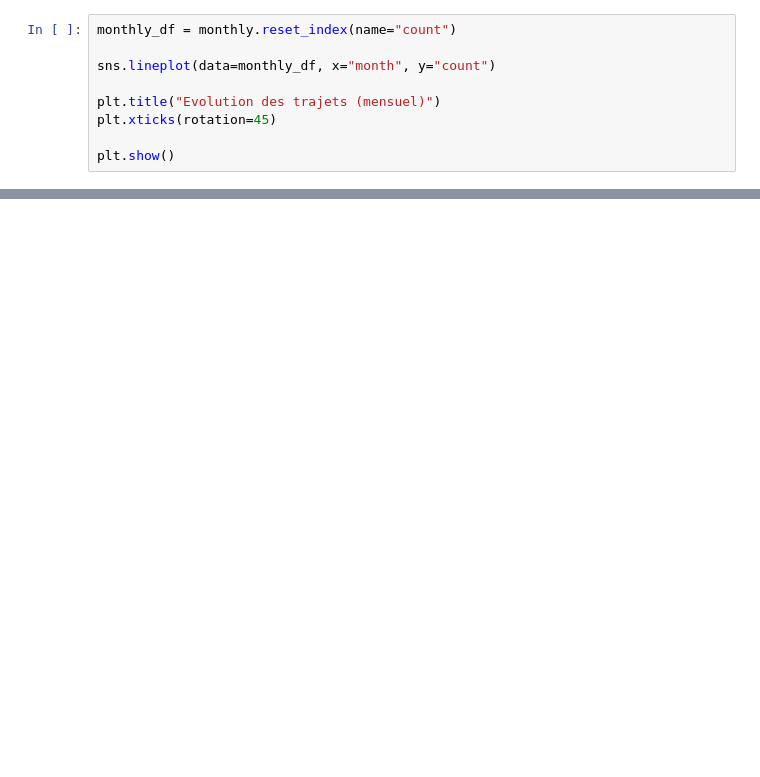
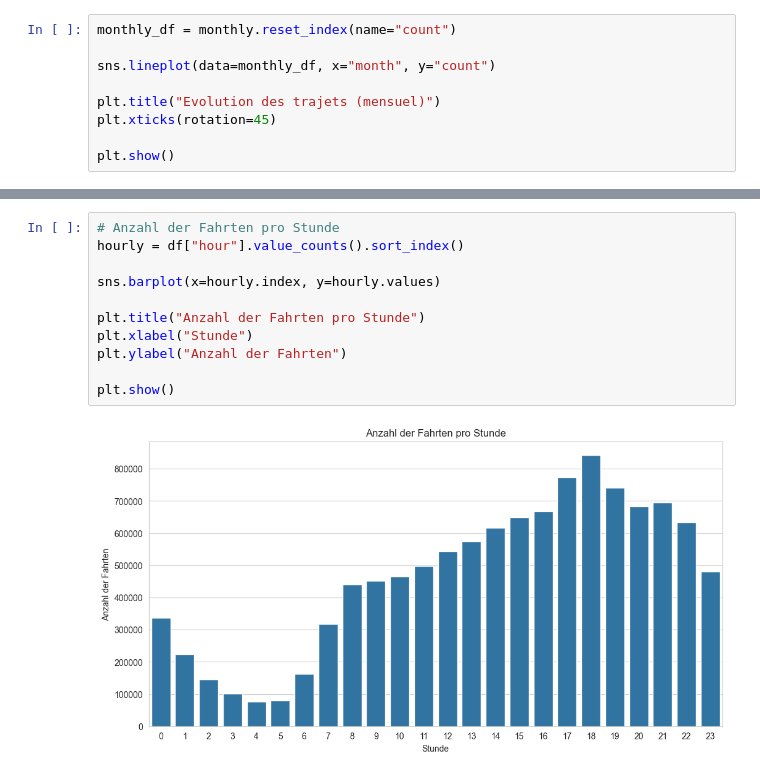
Before and after one commit to worldappli/tlc-trip-record-data, a Jupyter notebook: scripts/visualisation.ipynb, the cells around one changed output, grey strips where cells are left out. Cells and saved outputs as stored; diff of their text form; blank space fills up the shorter version.

```diff
--- a/scripts/visualisation.ipynb
+++ b/scripts/visualisation.ipynb
@@ -40,0 +50,13 @@ plt.show()
+# %%
+# Anzahl der Fahrten pro Stunde
+hourly = df["hour"].value_counts().sort_index()
+
+sns.barplot(x=hourly.index, y=hourly.values)
+
+plt.title("Anzahl der Fahrten pro Stunde")
+plt.xlabel("Stunde")
+plt.ylabel("Anzahl der Fahrten")
+
+plt.show()
+# %% [output]
+[figure, added]
```
Also changed, not shown: parts of 7 cells of this notebook.
